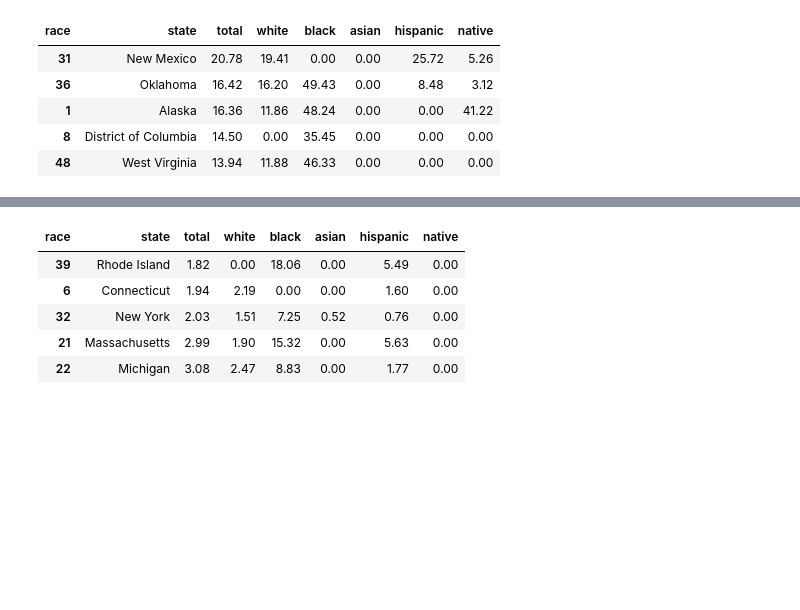
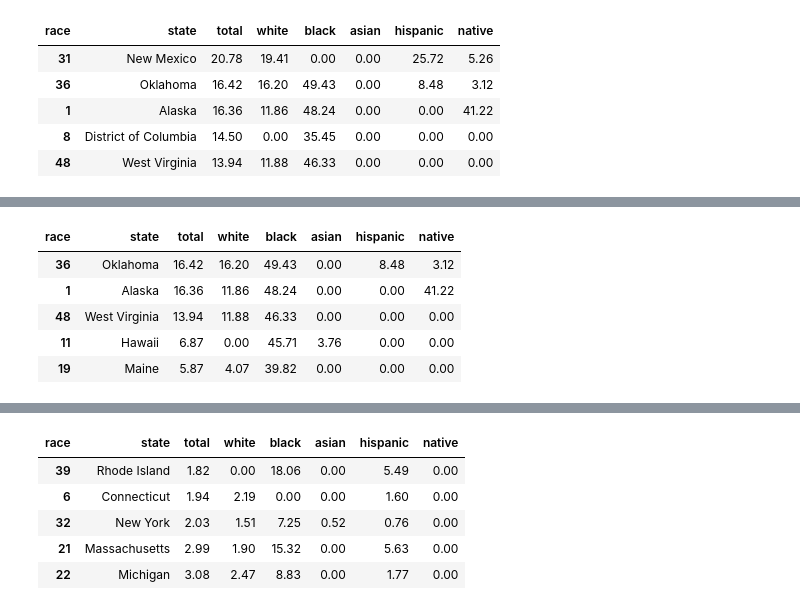
Before and after one commit to CelineChiLamNg/fatal_police_shootings, a Jupyter notebook: FatalPoliceShootings.ipynb, the cells around one changed output, grey strips where cells are left out. Cells and saved outputs as stored; diff of their text form; code cells hidden in the pictures; blank space fills up the shorter version.

```diff
--- a/FatalPoliceShootings.ipynb
+++ b/FatalPoliceShootings.ipynb
@@ -995,0 +1014,9 @@ top5
+# %%
+top5_by_column["black"]
+# %% [output]
+| race | state | total | white | black | asian | hispanic | native |
+| 36 | Oklahoma | 16.42 | 16.20 | 49.43 | 0.00 | 8.48 | 3.12 |
+| 1 | Alaska | 16.36 | 11.86 | 48.24 | 0.00 | 0.00 | 41.22 |
+| 48 | West Virginia | 13.94 | 11.88 | 46.33 | 0.00 | 0.00 | 0.00 |
+| 11 | Hawaii | 6.87 | 0.00 | 45.71 | 3.76 | 0.00 | 0.00 |
+| 19 | Maine | 5.87 | 4.07 | 39.82 | 0.00 | 0.00 | 0.00 |
```
Also changed, not shown: parts of 11 cells of this notebook, 11 other files.
